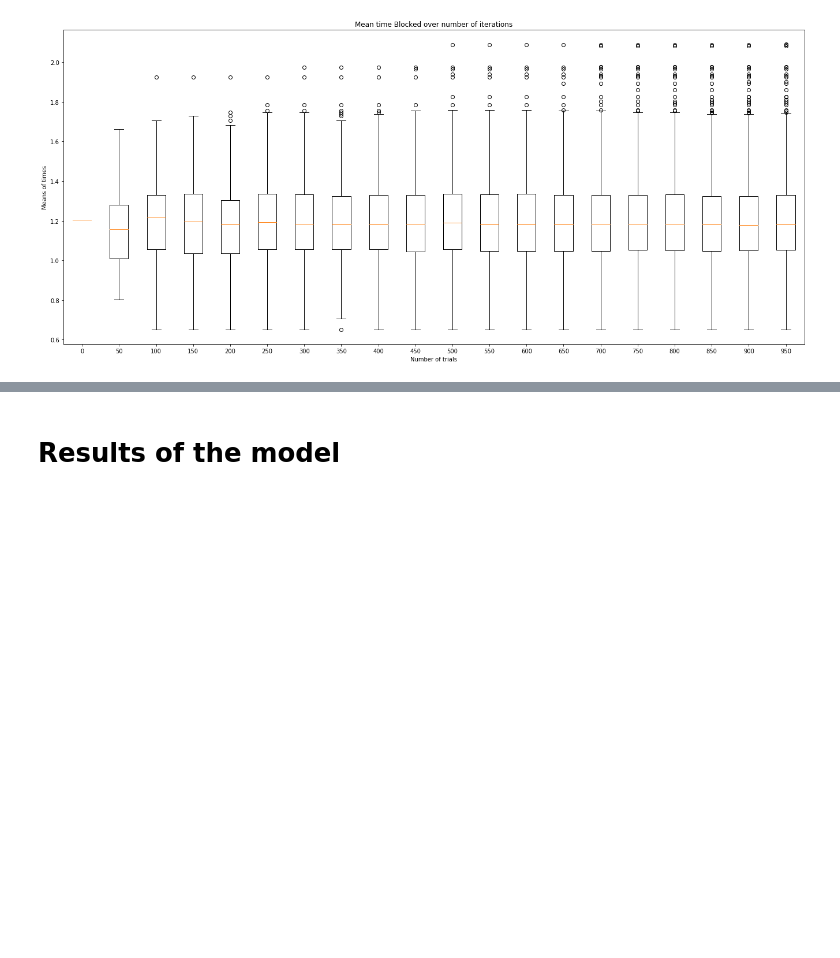
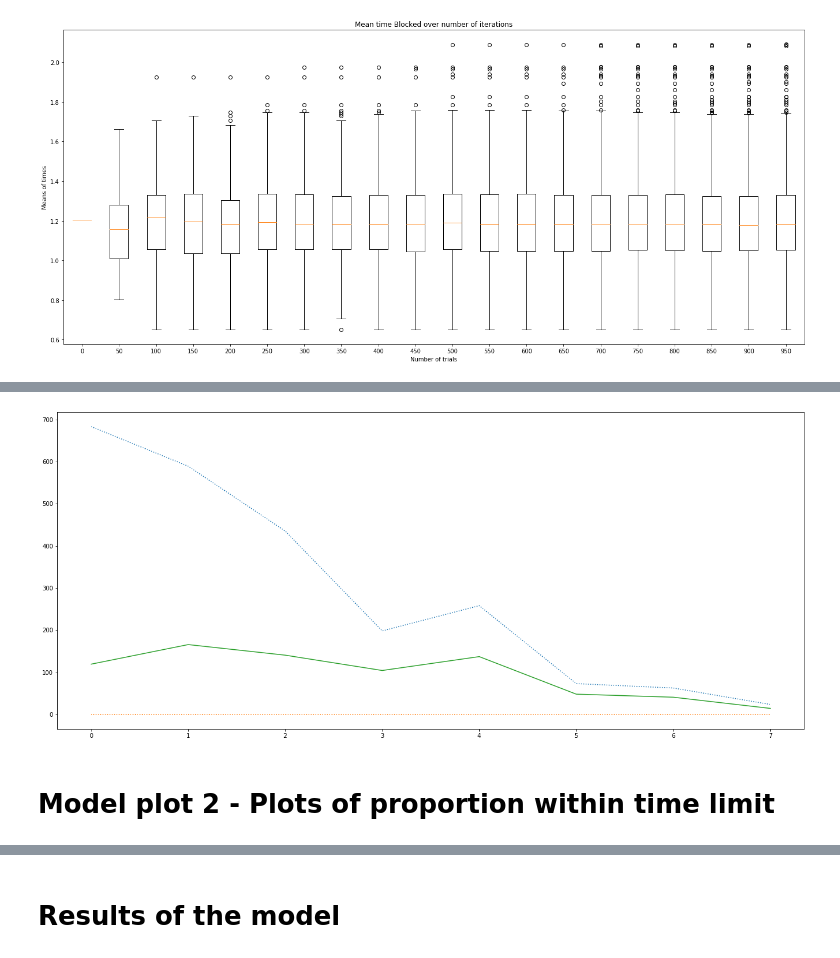
Before and after one commit to MichalisPanayides/AmbulanceDecisionGame, a Jupyter notebook: src/Jupyter/ciw/Experimenting with Ciw.ipynb, the cells around one changed output, grey strips where cells are left out. Saved outputs shown, nothing was run; the diff lists cells and outputs as text; code cells hidden in the pictures; blank space fills up the shorter version.

```diff
--- a/src/Jupyter/ciw/Experimenting with Ciw.ipynb
+++ b/src/Jupyter/ciw/Experimenting with Ciw.ipynb
@@ -338,0 +457,7 @@ mean_waiting_time
+# %%
+times = make_plot_for_different_thresholds(lambda_a, lambda_o, mu, total_capacity, seed_num, "both", np.mean)
+plt.show()
+# %% [output]
+[figure, added]
+# %% [markdown]
+# Model plot 2 - Plots of proportion within time limit
```
Also changed, not shown: parts of 25 cells of this notebook, 1 other file.
